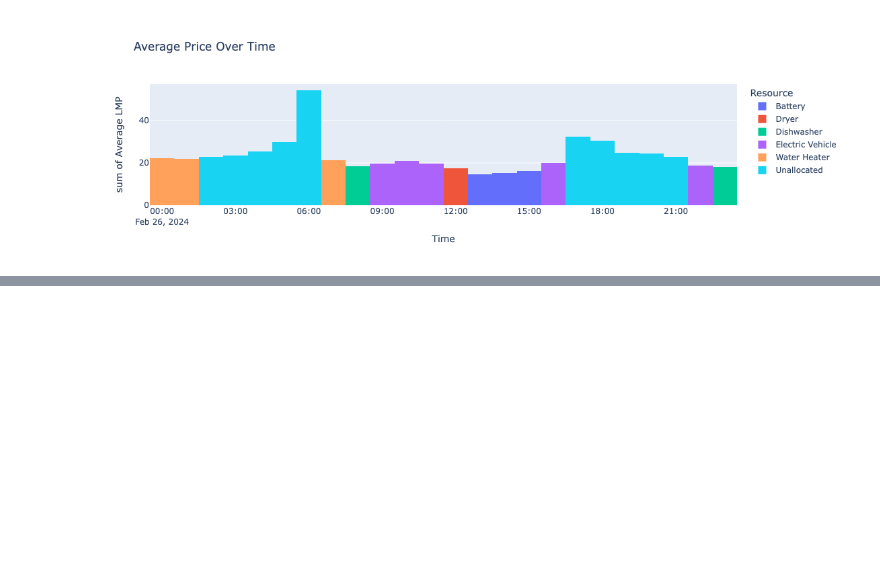
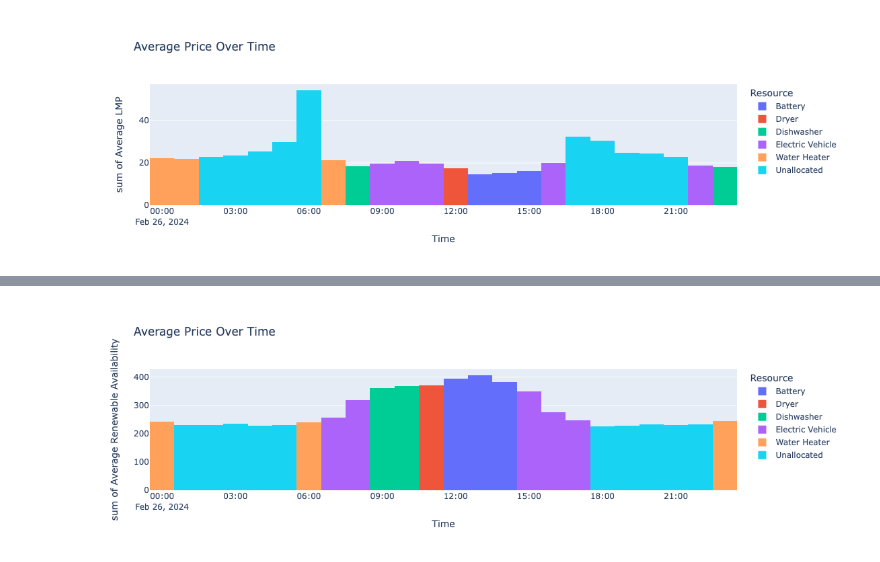
Before and after one commit to vel9/grid-flexibility-exploration, a Jupyter notebook: HomeGridFlexibility.ipynb, the cells around one changed output, grey strips where cells are left out. Saved outputs shown, nothing was run; the diff lists cells and outputs as text; code cells hidden in the pictures; blank space fills up the shorter version.

```diff
--- a/HomeGridFlexibility.ipynb
+++ b/HomeGridFlexibility.ipynb
@@ -92,0 +120,14 @@ fig.show()
+# %%
+def allocate_resources_by_energy_availability(resources, energy_mix_averaged_by_hour):
+    # sort by price asc
+    energy_data_averaged_by_hour_sorted = sorted(energy_mix_averaged_by_hour, key=itemgetter(1), reverse=True)
+    return allocate_resources(resources, energy_data_averaged_by_hour_sorted)
+
+renewable_data_with_resources_allocated = allocate_resources_by_energy_availability(resources, energy_mix_averaged_by_hour)
+
+resources_allocated = pd.DataFrame(renewable_data_with_resources_allocated, columns=["Resource", "Time", "Average Renewable Availability"])
+num_chart_bins = len(resources_allocated)
+fig = px.histogram(resources_allocated, x="Time", y="Average Renewable Availability", title="Average Price Over Time", color="Resource", nbins = num_chart_bins)
+fig.show()
+# %% [output]
+[figure, added]
```
Also changed, not shown: parts of 6 cells of this notebook.
